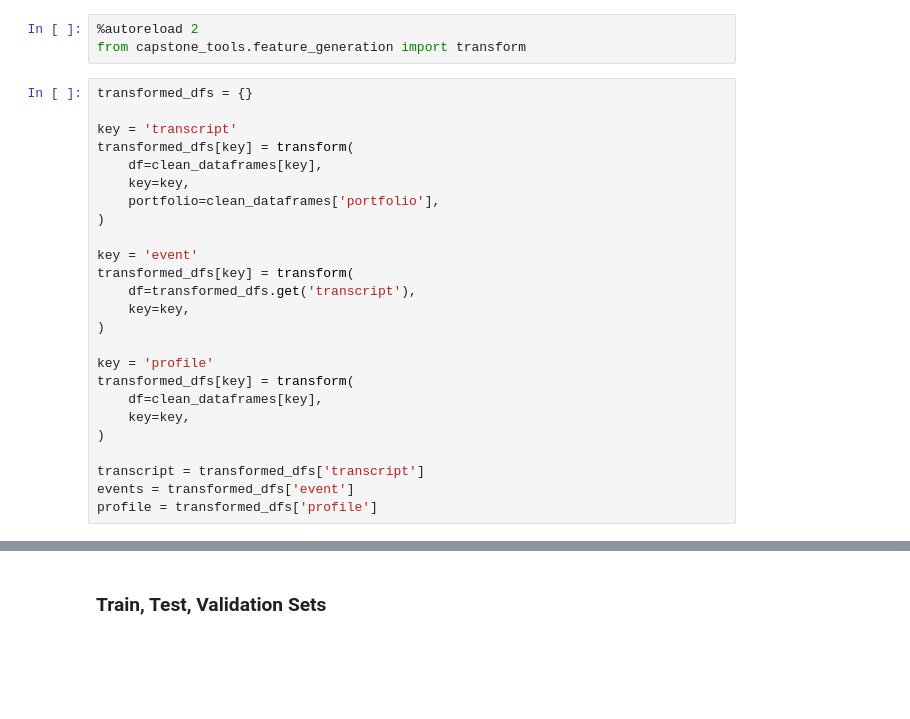
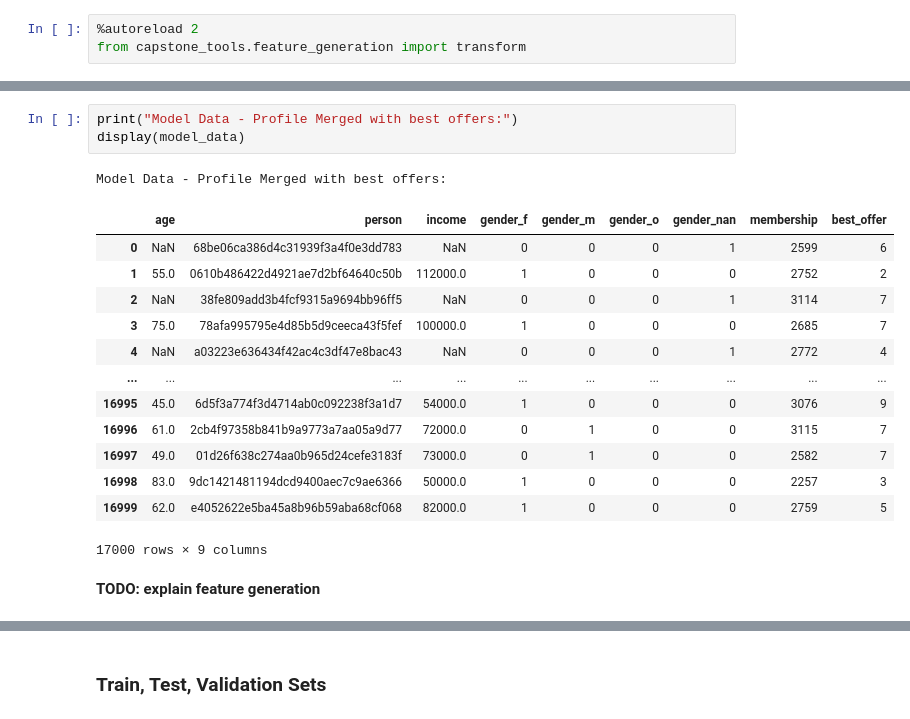
Before and after one commit to amcumber/udacity-mle-capstone-project, a Jupyter notebook: Starbucks_Capstone_notebook.ipynb, the cells around one changed output, grey strips where cells are left out. Drawn from its saved outputs; the diff is of its cells as text; blank space fills up the shorter version.

```diff
--- a/Starbucks_Capstone_notebook.ipynb
+++ b/Starbucks_Capstone_notebook.ipynb
@@ -413,28 +411,3 @@ There appears to be significantly more newer members that select the non-binary
 # %%
 %autoreload 2
 from capstone_tools.feature_generation import transform
-# %%
-transformed_dfs = {}
-
-key = 'transcript'
-transformed_dfs[key] = transform(
-    df=clean_dataframes[key],
-    key=key,
-    portfolio=clean_dataframes['portfolio'],
-)
-
-key = 'event'
-transformed_dfs[key] = transform(
-    df=transformed_dfs.get('transcript'),
-    key=key,
-)
-
-key = 'profile'
-transformed_dfs[key] = transform(
-    df=clean_dataframes[key],
-    key=key,
-)
-
-transcript = transformed_dfs['transcript']
-events = transformed_dfs['event']
-profile = transformed_dfs['profile']
@@ -505,0 +469,20 @@ scaled = preproc.fit_transform(data)
+# %%
+print("Model Data - Profile Merged with best offers:")
+display(model_data)
+# %% [output]
+Model Data - Profile Merged with best offers:
+|  | age | person | income | gender_f | gender_m | gender_o | gender_nan | membership | best_offer |
+| 0 | NaN | 68be06ca386d4c31939f3a4f0e3dd783 | NaN | 0 | 0 | 0 | 1 | 2599 | 6 |
+| 1 | 55.0 | 0610b486422d4921ae7d2bf64640c50b | 112000.0 | 1 | 0 | 0 | 0 | 2752 | 2 |
+| 2 | NaN | 38fe809add3b4fcf9315a9694bb96ff5 | NaN | 0 | 0 | 0 | 1 | 3114 | 7 |
+| 3 | 75.0 | 78afa995795e4d85b5d9ceeca43f5fef | 100000.0 | 1 | 0 | 0 | 0 | 2685 | 7 |
+| 4 | NaN | a03223e636434f42ac4c3df47e8bac43 | NaN | 0 | 0 | 0 | 1 | 2772 | 4 |
+| ... | ... | ... | ... | ... | ... | ... | ... | ... | ... |
+| 16995 | 45.0 | 6d5f3a774f3d4714ab0c092238f3a1d7 | 54000.0 | 1 | 0 | 0 | 0 | 3076 | 9 |
+| 16996 | 61.0 | 2cb4f97358b841b9a9773a7aa05a9d77 | 72000.0 | 0 | 1 | 0 | 0 | 3115 | 7 |
+| 16997 | 49.0 | 01d26f638c274aa0b965d24cefe3183f | 73000.0 | 0 | 1 | 0 | 0 | 2582 | 7 |
+| 16998 | 83.0 | 9dc1421481194dcd9400aec7c9ae6366 | 50000.0 | 1 | 0 | 0 | 0 | 2257 | 3 |
+| 16999 | 62.0 | e4052622e5ba45a8b96b59aba68cf068 | 82000.0 | 1 | 0 | 0 | 0 | 2759 | 5 |
+17000 rows × 9 columns
+# %% [markdown]
+**TODO: explain feature generation**
```
Also changed, not shown: parts of 48 cells of this notebook, 4 other files.
